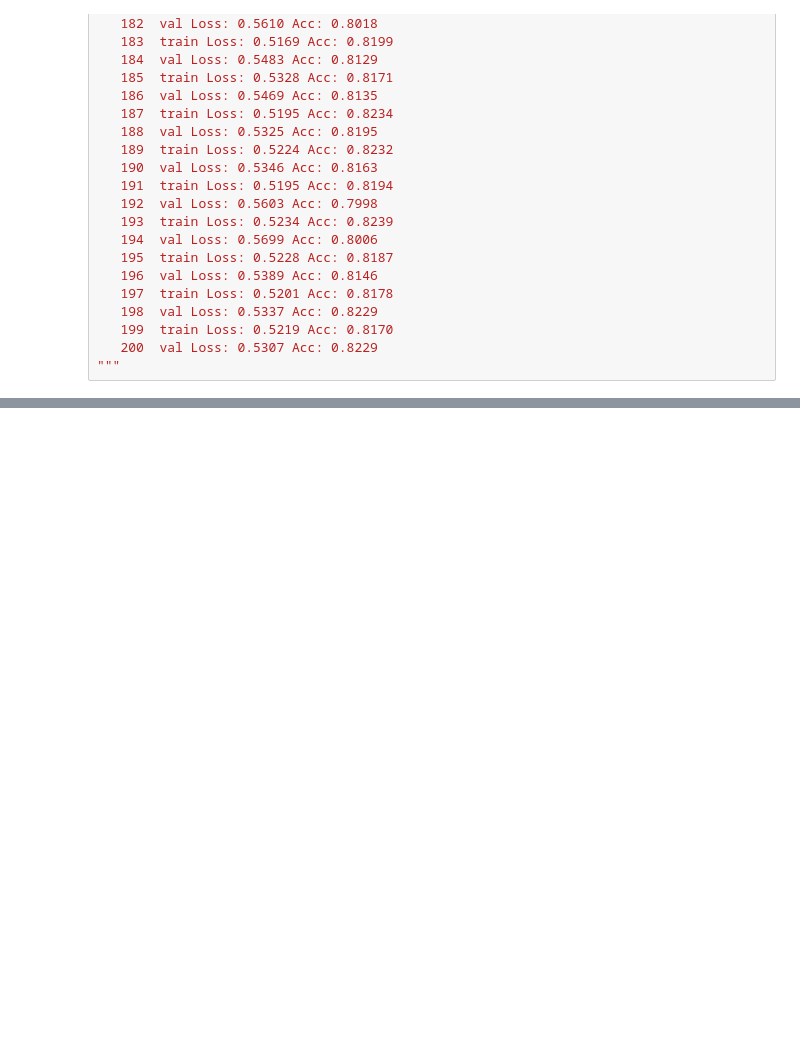
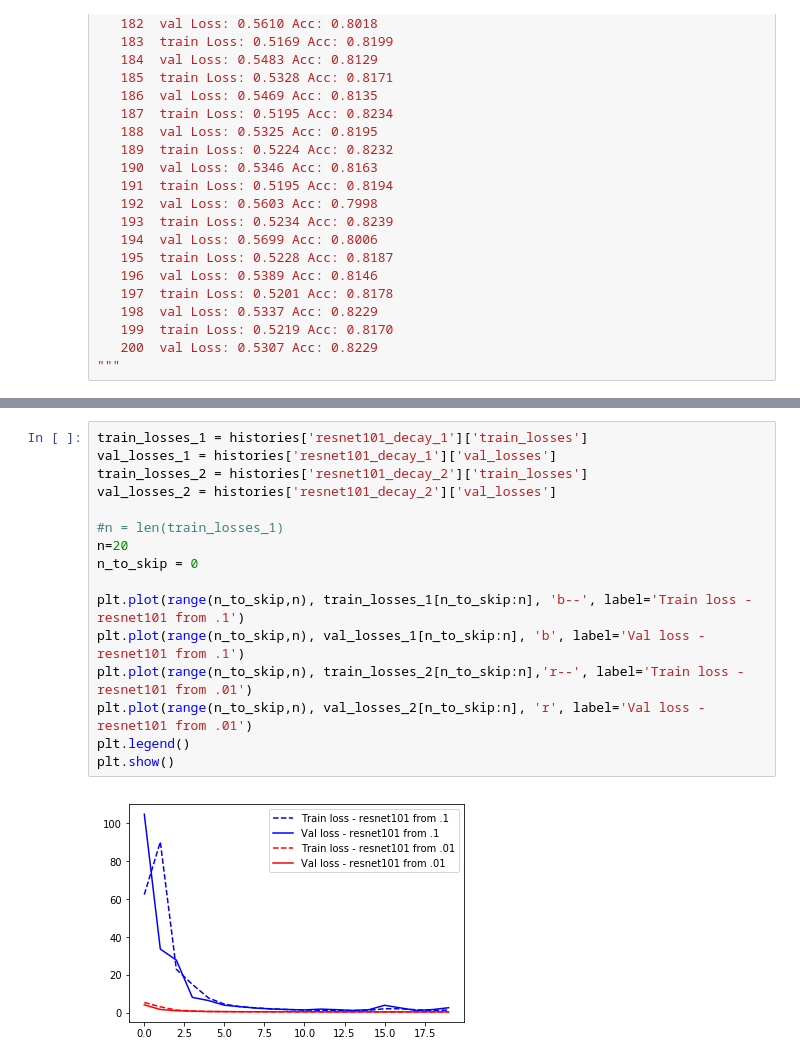
Before and after one commit to kolchinski/weeds_id, a Jupyter notebook: Loss tracking.ipynb, the cells around one changed output, grey strips where cells are left out. Cells and saved outputs as stored; diff of their text form; blank space fills up the shorter version.

```diff
--- a/Loss tracking.ipynb
+++ b/Loss tracking.ipynb
@@ -341,0 +1250,18 @@ for name, log in logs.items():
+# %%
+train_losses_1 = histories['resnet101_decay_1']['train_losses']
+val_losses_1 = histories['resnet101_decay_1']['val_losses']
+train_losses_2 = histories['resnet101_decay_2']['train_losses']
+val_losses_2 = histories['resnet101_decay_2']['val_losses']
+
+#n = len(train_losses_1)
+n=20
+n_to_skip = 0
+
+plt.plot(range(n_to_skip,n), train_losses_1[n_to_skip:n], 'b--', label='Train loss - resnet101 from .1')
+plt.plot(range(n_to_skip,n), val_losses_1[n_to_skip:n], 'b', label='Val loss - resnet101 from .1')
+plt.plot(range(n_to_skip,n), train_losses_2[n_to_skip:n],'r--', label='Train loss - resnet101 from .01')
+plt.plot(range(n_to_skip,n), val_losses_2[n_to_skip:n], 'r', label='Val loss - resnet101 from .01')
+plt.legend()
+plt.show()
+# %% [output]
+[figure, added]
```
Also changed, not shown: parts of 13 cells of this notebook, 1 other file.
